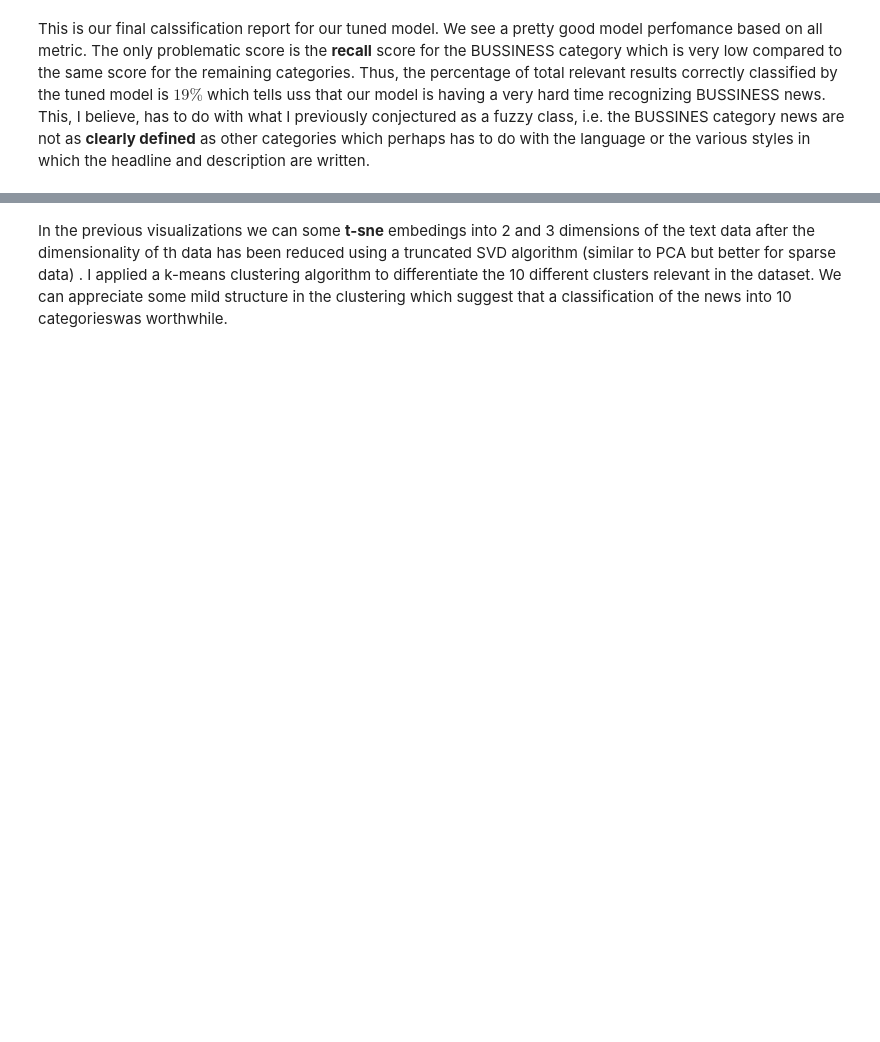
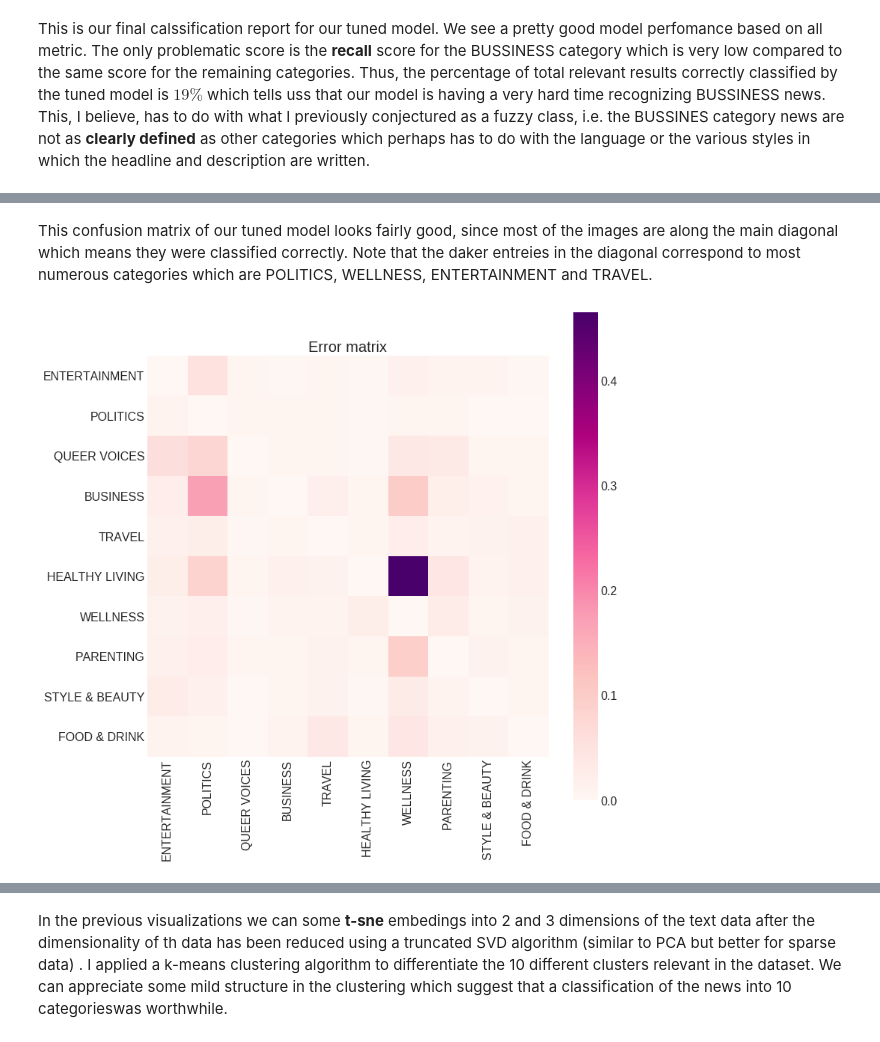
Before and after one commit to mrestay/news_classification, a Jupyter notebook: W&J.ipynb, the cells around one changed output, grey strips where cells are left out. Saved outputs shown, nothing was run; the diff lists cells and outputs as text; code cells hidden in the pictures; blank space fills up the shorter version.

```diff
--- a/W&J.ipynb
+++ b/W&J.ipynb
@@ -576,0 +563,17 @@ This is our final calssification report for our tuned model. We see a pretty goo
+# %% [markdown]
+This confusion matrix of our tuned model looks fairly good, since most of the images are along the main diagonal which means they were classified correctly. Note that the daker entreies in the diagonal correspond to most numerous categories which are POLITICS, WELLNESS,  ENTERTAINMENT and TRAVEL.
+# %%
+row_sums = cnf_mx.sum(axis=1, keepdims=True)
+norm_cnf_mx = cnf_mx / row_sums
+np.fill_diagonal(norm_cnf_mx, 0)
+
+plt.figure(figsize = (12,12))
+plt.imshow(norm_cnf_mx, cmap=plt.cm.RdPu)
+plt.grid(False)
+plt.xticks(range(0,10),categories, rotation=90)
+plt.yticks(range(0,10),categories)
+plt.title('Error matrix', fontsize=20)
+plt.colorbar()
+plt.show()
+# %% [output]
+[figure, added]
```
Also changed, not shown: parts of 31 cells of this notebook.
